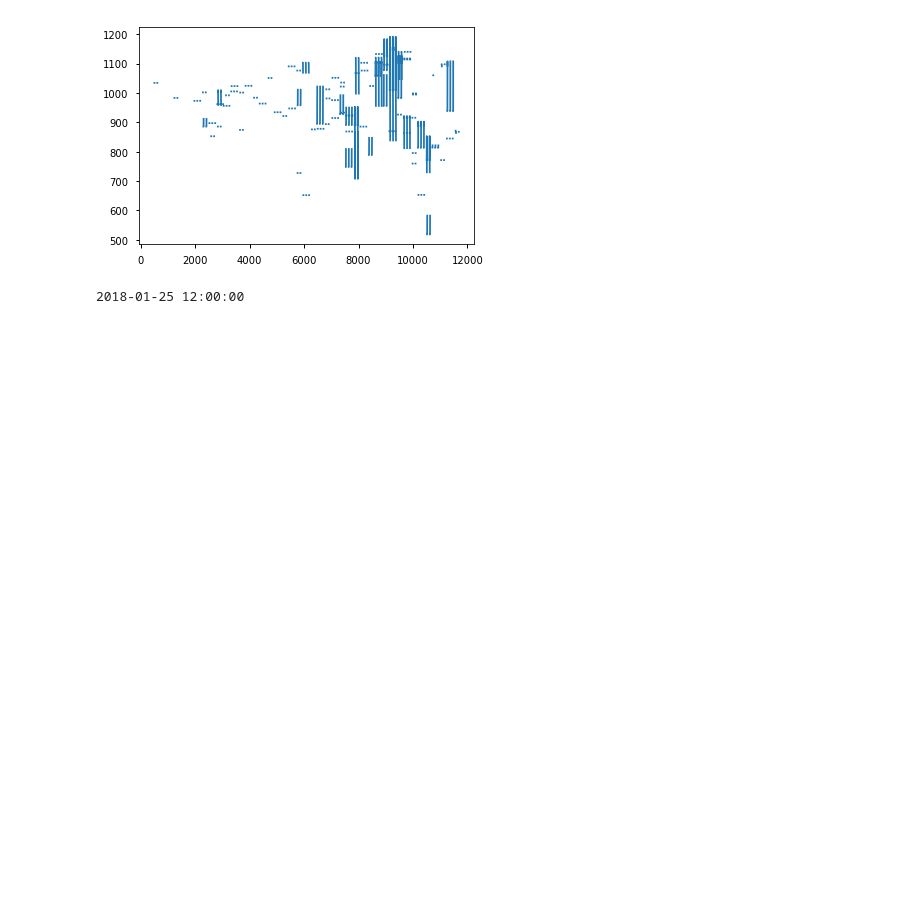
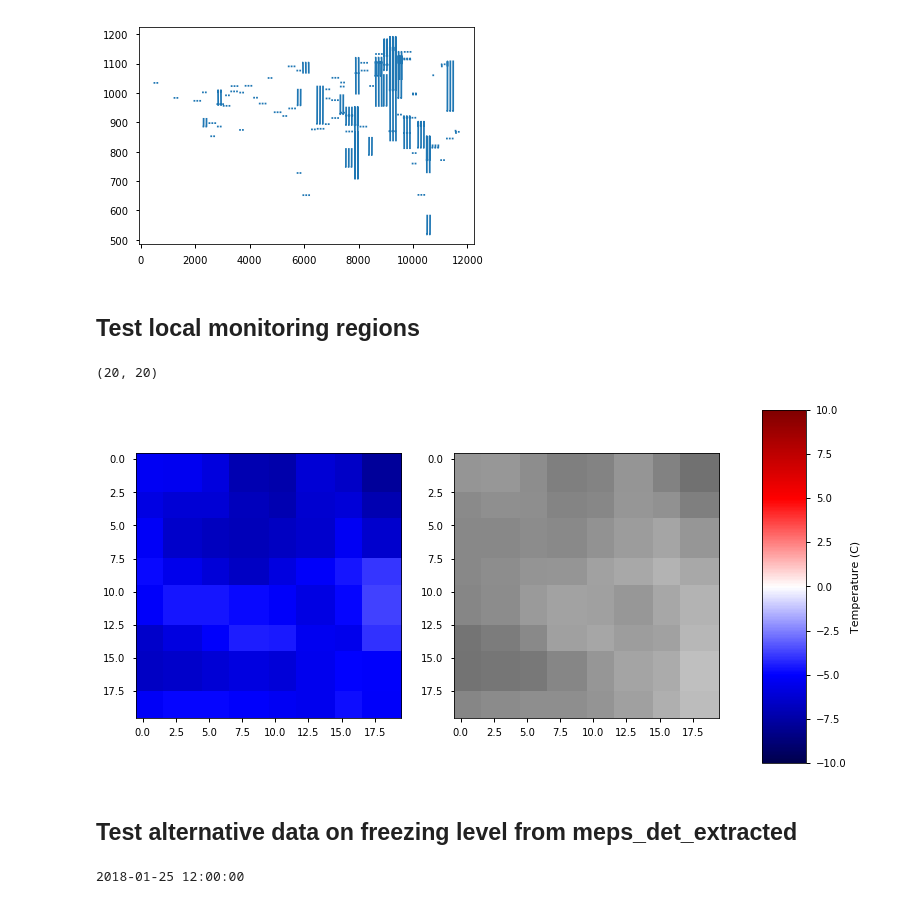
Before and after one commit to kmunve/APS, a Jupyter notebook: aps/notebooks/meps_det_pp_1km.ipynb, the cells around one changed output. Drawn from its saved outputs; the diff is of its cells as text; code cells hidden in the pictures; blank space fills up the shorter version.

```diff
--- a/aps/notebooks/meps_det_pp_1km.ipynb
+++ b/aps/notebooks/meps_det_pp_1km.ipynb
@@ -145,8 +149,37 @@ for p in [0,5,25,50,75,95,100]:
 95 :  1393.32995605
 100 :  1765.4699707
 [figure]
+# %% [markdown]
+## Test local monitoring regions
+# %%
+region_mask, y_min, y_max, x_min, x_max = load_region(4001, local=True)
+# %%
+TA = clip_region(nc_kmu.variables['air_temperature_2m'], region_mask, t_index, y_min, y_max, x_min, x_max)
+alt = clip_region(nc_kmu.variables['altitude'], region_mask, t_index, y_min, y_max, x_min, x_max)
+
+
+
+print(TA.shape)
+# %% [output]
+(20, 20)
+# %%
+f, (ax1, ax2) = plt.subplots(nrows=1, ncols=2, figsize=(12,7))
+
+im1 = ax1.imshow(TA-273.15, cmap=plt.cm.seismic, vmin=-10, vmax=10)
+im2 = ax2.imshow(alt, cmap=plt.cm.Greys, vmin=0, vmax=2500)
+
+f.subplots_adjust(right=0.8)
+cbar_ax = f.add_axes([0.85, 0.15, 0.05, 0.7])
+cb = f.colorbar(im1, cax=cbar_ax)
+cb.set_label('Temperature (C)')
+
+plt.show()
+# %% [output]
+[figure, added]
 # %%
 nc_kmu.close()
+# %% [markdown]
+## Test alternative data on freezing level from meps_det_extracted
 # %%
 nc_ex = netCDF4.Dataset(r"\\hdata\grid\tmp\kmu\meps\meps_det_extracted_1km_latest.nc", "r")
 
```
Also changed, not shown: parts of 4 cells of this notebook, 4 other files.
